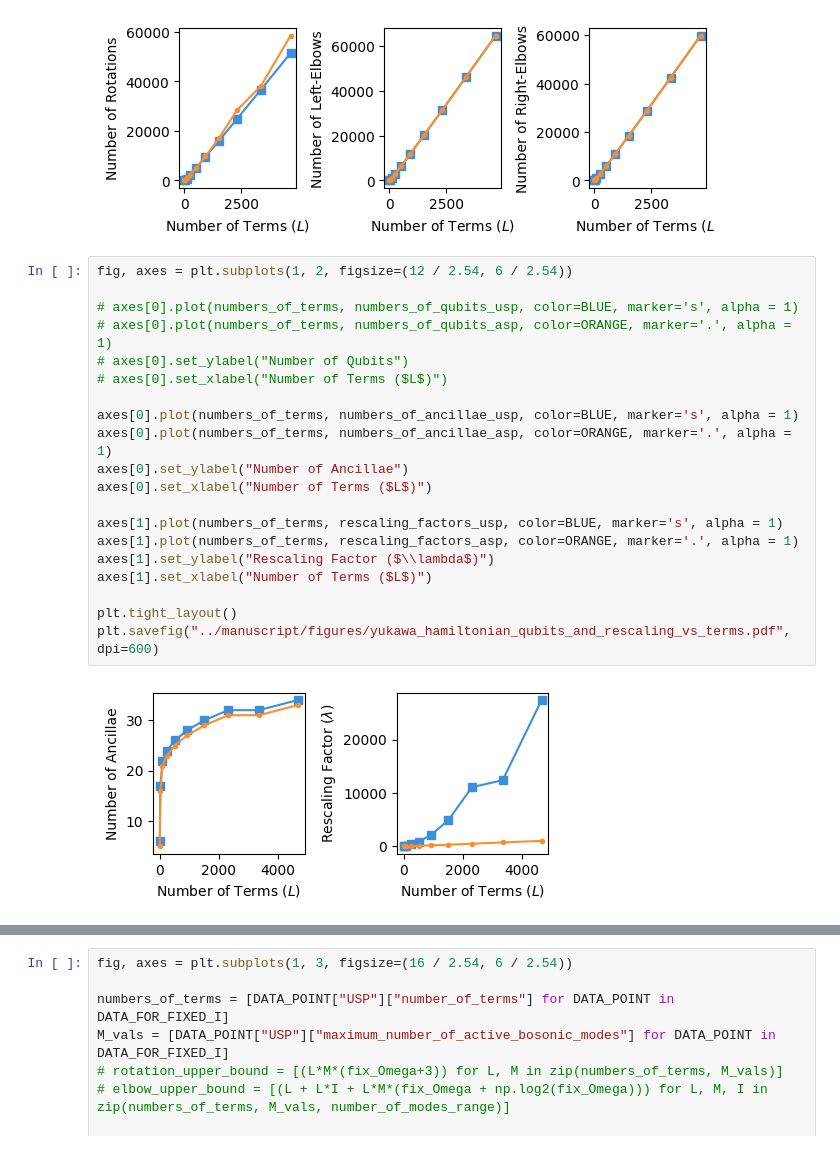
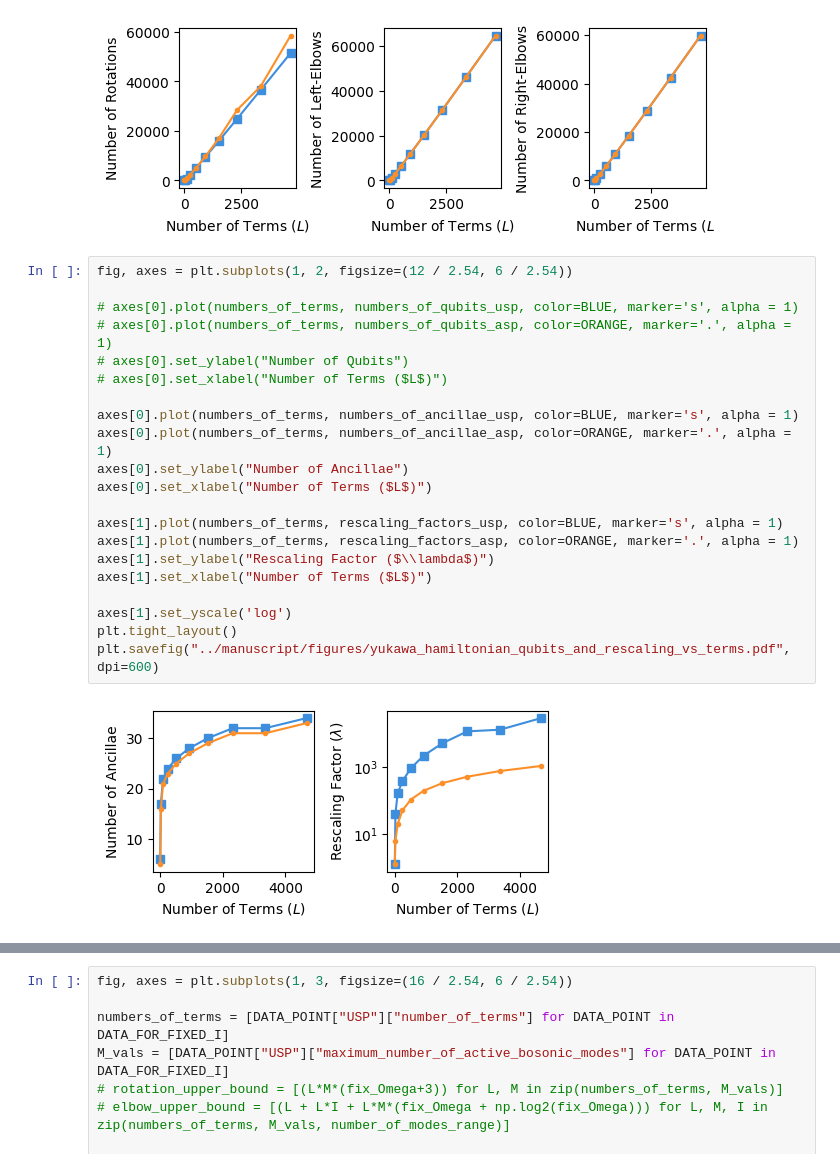
Before and after one commit to Tufts-QIQC/LOBE, a Jupyter notebook: notebooks/better_yukawa.ipynb, the cells around one changed output, grey strips where cells are left out. Cells and saved outputs as stored; diff of their text form.

Commit message:
Turn rescaling plots log-linear

```diff
--- a/notebooks/better_yukawa.ipynb
+++ b/notebooks/better_yukawa.ipynb
@@ -409,25 +409,26 @@ plt.savefig("../manuscript/figures/yukawa_hamiltonian_gates_vs_terms.pdf", dpi=6
 # %%
 fig, axes = plt.subplots(1, 2, figsize=(12 / 2.54, 6 / 2.54))
 
 # axes[0].plot(numbers_of_terms, numbers_of_qubits_usp, color=BLUE, marker='s', alpha = 1)
 # axes[0].plot(numbers_of_terms, numbers_of_qubits_asp, color=ORANGE, marker='.', alpha = 1)
 # axes[0].set_ylabel("Number of Qubits")
 # axes[0].set_xlabel("Number of Terms ($L$)")
 
 axes[0].plot(numbers_of_terms, numbers_of_ancillae_usp, color=BLUE, marker='s', alpha = 1)
 axes[0].plot(numbers_of_terms, numbers_of_ancillae_asp, color=ORANGE, marker='.', alpha = 1)
 axes[0].set_ylabel("Number of Ancillae")
 axes[0].set_xlabel("Number of Terms ($L$)")
 
 axes[1].plot(numbers_of_terms, rescaling_factors_usp, color=BLUE, marker='s', alpha = 1)
 axes[1].plot(numbers_of_terms, rescaling_factors_asp, color=ORANGE, marker='.', alpha = 1)
 axes[1].set_ylabel("Rescaling Factor ($\\lambda$)")
 axes[1].set_xlabel("Number of Terms ($L$)")
 
+axes[1].set_yscale('log')
 plt.tight_layout()
 plt.savefig("../manuscript/figures/yukawa_hamiltonian_qubits_and_rescaling_vs_terms.pdf", dpi=600)
 # %% [output]
-[figure, old version]
+[figure, new version]
 # %%
 fixed_I = 2
 occupation_cutoff_range = [1 << (i) for i in range(1, 11)]
```
Also changed, not shown: parts of 3 cells of this notebook, 4 other files.
